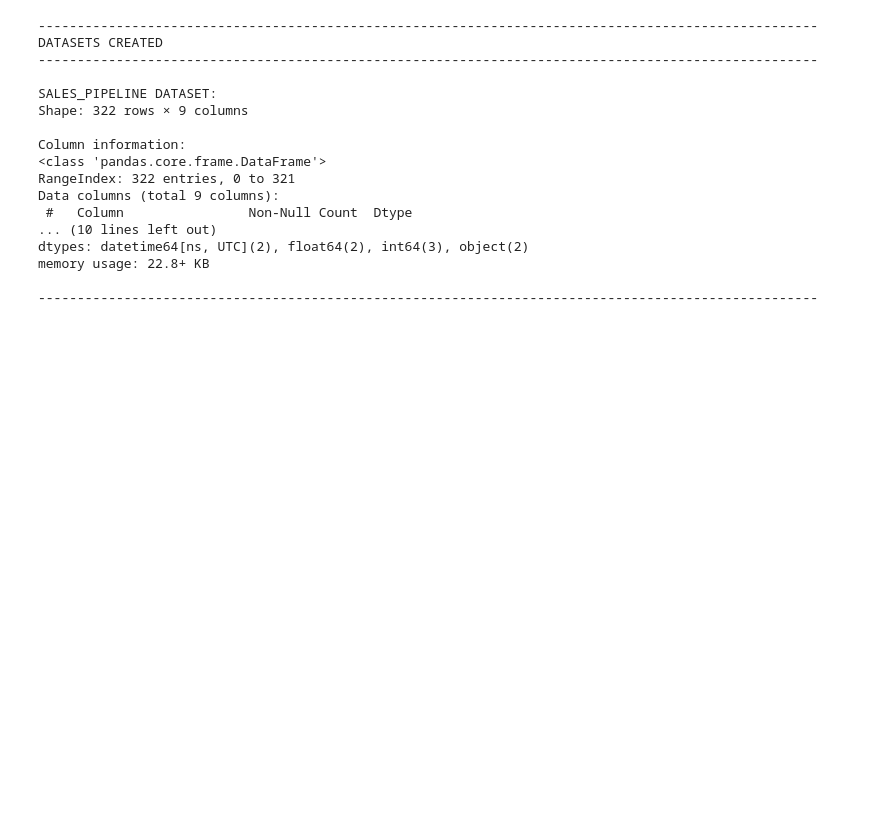
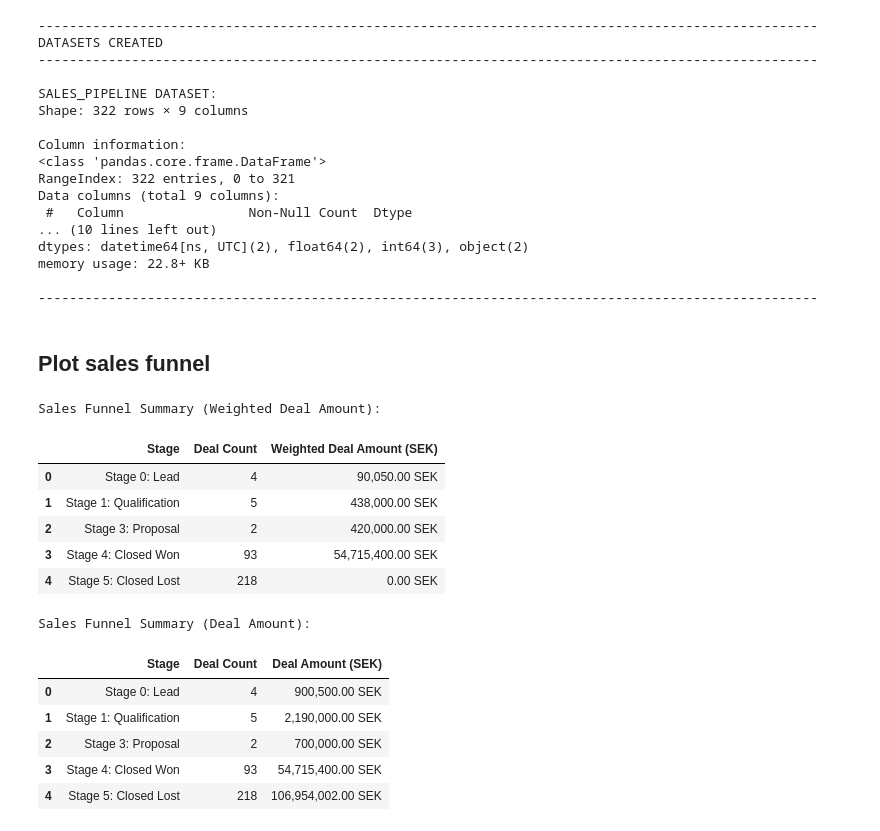
Before and after one commit to alshakarti/hyper_island_bi, a Jupyter notebook: eda.ipynb, the cells around one changed output. Cells and saved outputs as stored; diff of their text form; code cells hidden in the pictures; blank space fills up the shorter version.

Commit message:
added sales funnel viz

```diff
--- a/eda.ipynb
+++ b/eda.ipynb
@@ -193,3 +198,5 @@ dtypes: datetime64[ns, UTC](2), float64(2), int64(3), object(2)
 memory usage: 22.8+ KB
 
 ----------------------------------------------------------------------------------------------------
+# %% [markdown]
+## Plot sales funnel
@@ -195,0 +277,21 @@ memory usage: 22.8+ KB
+# %%
+# For weighted deal amounts
+simple_sales_funnel(sales_pipeline, weighted_amount=True)
+
+# For actual deal amounts
+simple_sales_funnel(sales_pipeline, weighted_amount=False)
+# %% [output]
+Sales Funnel Summary (Weighted Deal Amount):
+|  | Stage | Deal Count | Weighted Deal Amount (SEK) |
+| 0 | Stage 0: Lead | 4 | 90,050.00 SEK |
+| 1 | Stage 1: Qualification | 5 | 438,000.00 SEK |
+| 2 | Stage 3: Proposal | 2 | 420,000.00 SEK |
+| 3 | Stage 4: Closed Won | 93 | 54,715,400.00 SEK |
+| 4 | Stage 5: Closed Lost | 218 | 0.00 SEK |
+Sales Funnel Summary (Deal Amount):
+|  | Stage | Deal Count | Deal Amount (SEK) |
+| 0 | Stage 0: Lead | 4 | 900,500.00 SEK |
+| 1 | Stage 1: Qualification | 5 | 2,190,000.00 SEK |
+| 2 | Stage 3: Proposal | 2 | 700,000.00 SEK |
+| 3 | Stage 4: Closed Won | 93 | 54,715,400.00 SEK |
+| 4 | Stage 5: Closed Lost | 218 | 106,954,002.00 SEK |
```
Also changed, not shown: parts of 2 cells of this notebook.
